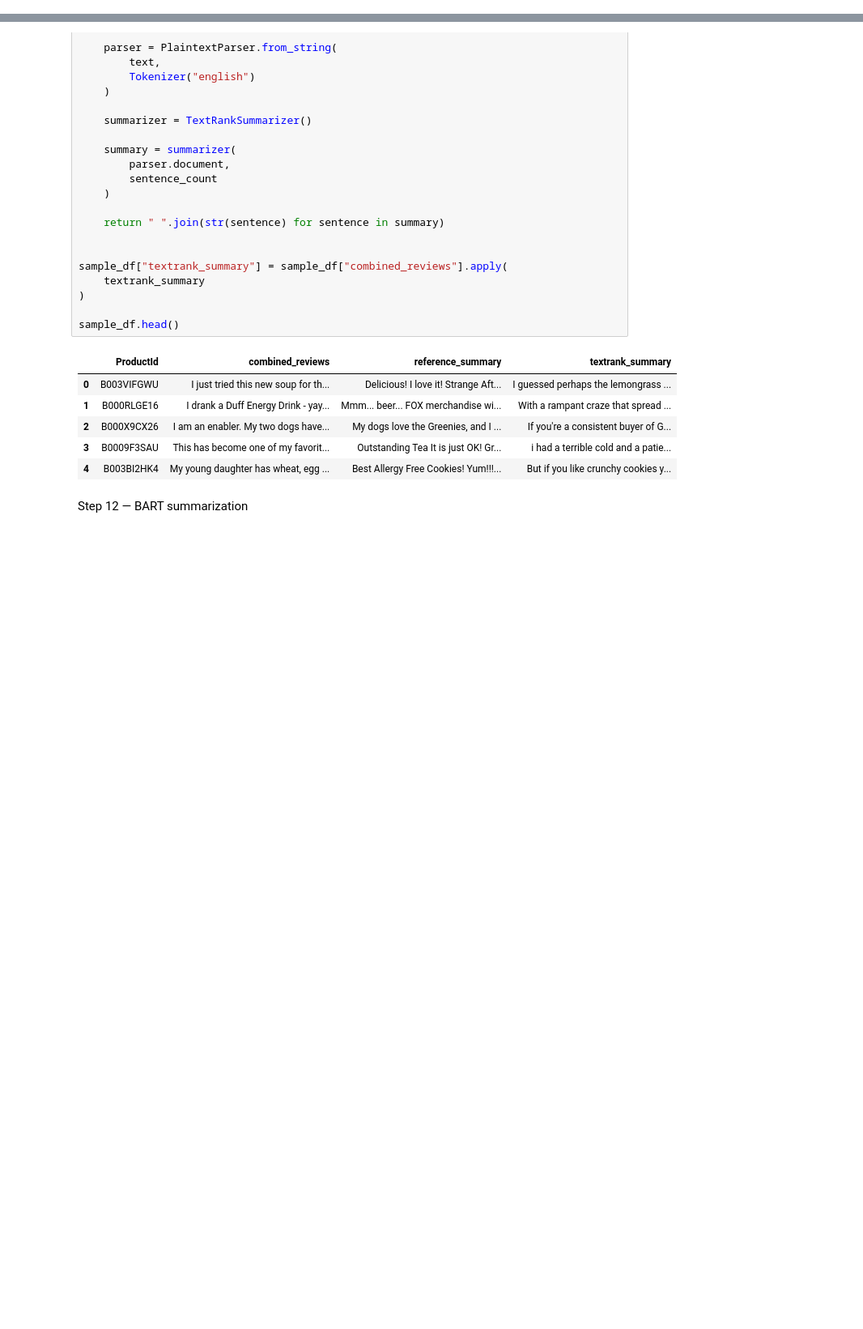
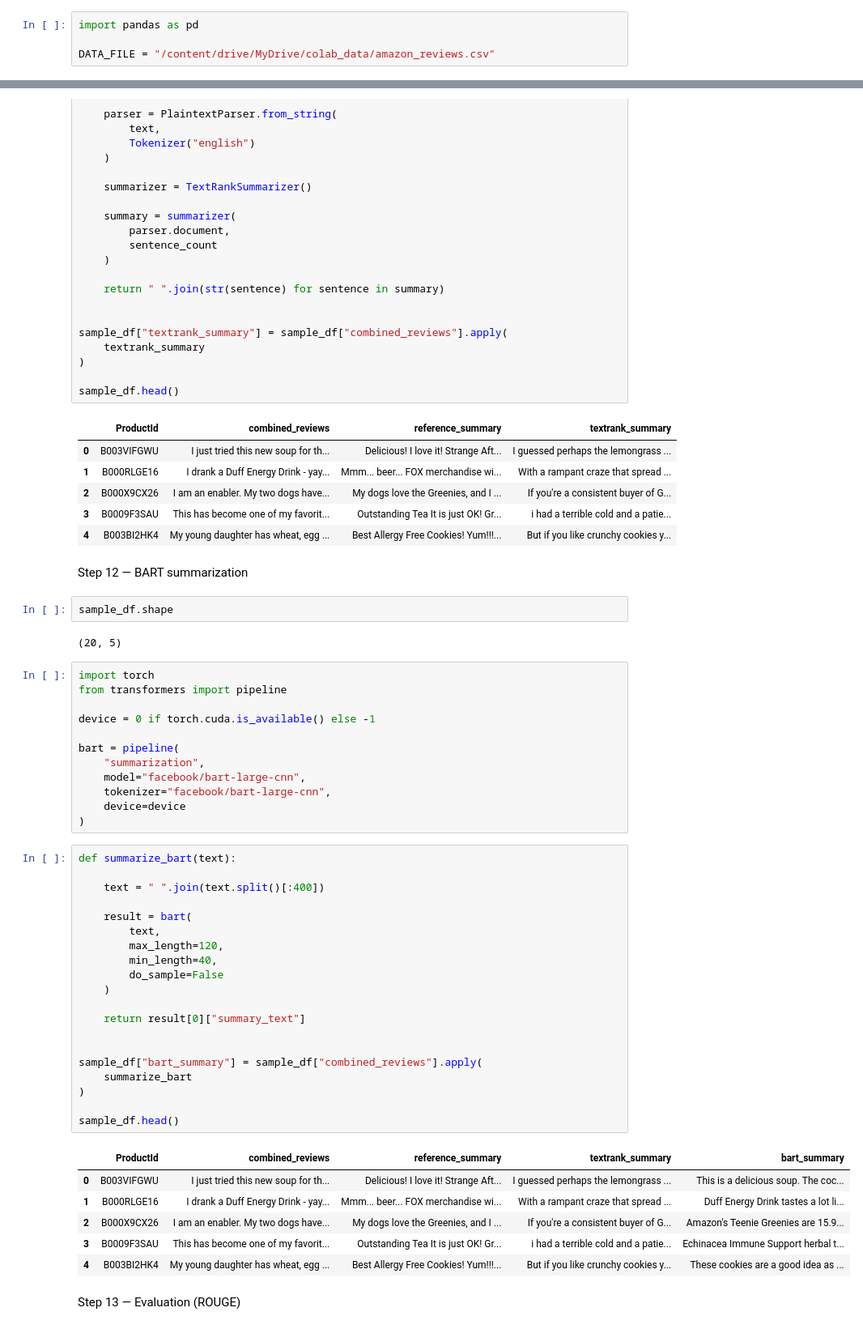
Before and after one commit to rajendran-priya/amazon-review-summarization, a Jupyter notebook: scripts/code_review_summary.ipynb, the cells around one changed output, grey strips where cells are left out. Shown at 81% size. Drawn from its saved outputs; the diff is of its cells as text; blank space fills up the shorter version.

```diff
--- a/scripts/code_review_summary.ipynb
+++ b/scripts/code_review_summary.ipynb
@@ -62,3 +82,7 @@ DATA_FILE = "/content/amazon_reviews.csv"
+# %%
+import pandas as pd
+
+DATA_FILE = "/content/drive/MyDrive/colab_data/amazon_reviews.csv"
 # %%
 df = pd.read_csv(DATA_FILE)
 print("Shape:", df.shape)
@@ -312,4 +336,49 @@ sample_df.head()
 | 4 | B003BI2HK4 | My young daughter has wheat, egg ... | Best Allergy Free Cookies! Yum!!!... | But if you like crunchy cookies y... |
 # %% [markdown]
 Step 12 — BART summarization
+# %%
+sample_df.shape
+# %% [output]
+(20, 5)
+# %%
+import torch
+from transformers import pipeline
+
+device = 0 if torch.cuda.is_available() else -1
+
+bart = pipeline(
+    "summarization",
+    model="facebook/bart-large-cnn",
+    tokenizer="facebook/bart-large-cnn",
+    device=device
+)
+# %%
+def summarize_bart(text):
+
+    text = " ".join(text.split()[:400])
+
+    result = bart(
+        text,
+        max_length=120,
+        min_length=40,
+        do_sample=False
+    )
+
+    return result[0]["summary_text"]
+
+
+sample_df["bart_summary"] = sample_df["combined_reviews"].apply(
+    summarize_bart
+)
+
+sample_df.head()
+# %% [output]
+|  | ProductId | combined_reviews | reference_summary | textrank_summary | bart_summary |
+| 0 | B003VIFGWU | I just tried this new soup for th... | Delicious! I love it! Strange Aft... | I guessed perhaps the lemongrass ... | This is a delicious soup. The coc... |
+| 1 | B000RLGE16 | I drank a Duff Energy Drink - yay... | Mmm... beer... FOX merchandise wi... | With a rampant craze that spread ... | Duff Energy Drink tastes a lot li... |
+| 2 | B000X9CX26 | I am an enabler. My two dogs have... | My dogs love the Greenies, and I ... | If you're a consistent buyer of G... | Amazon's Teenie Greenies are 15.9... |
+| 3 | B0009F3SAU | This has become one of my favorit... | Outstanding Tea It is just OK! Gr... | i had a terrible cold and a patie... | Echinacea Immune Support herbal t... |
+| 4 | B003BI2HK4 | My young daughter has wheat, egg ... | Best Allergy Free Cookies! Yum!!!... | But if you like crunchy cookies y... | These cookies are a good idea as ... |
+# %% [markdown]
+Step 13 — Evaluation (ROUGE)
 # %%
```
Also changed, not shown: parts of 12 cells of this notebook.
